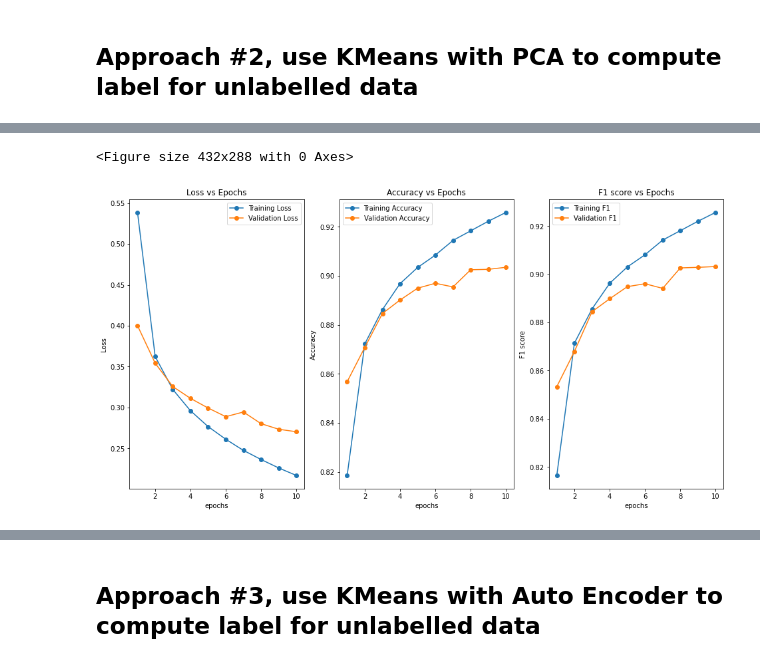
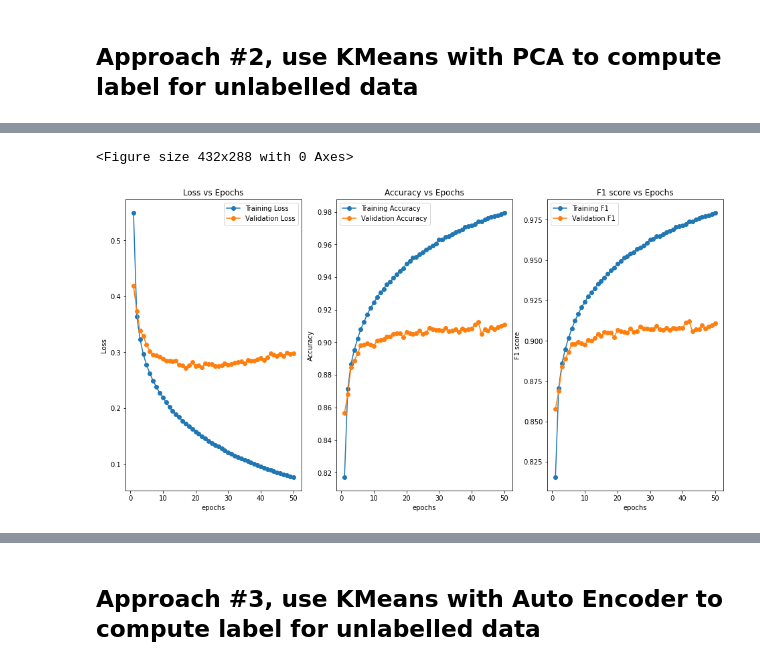
Before and after one commit to kew6688/Fashion-MNIST-Supervised-and-unsupervised-training, a Jupyter notebook: main.ipynb, the cells around one changed output, grey strips where cells are left out. Saved outputs shown, nothing was run; the diff lists cells and outputs as text; code cells hidden in the pictures.

Commit message:
add result, improve plot

```diff
--- a/main.ipynb
+++ b/main.ipynb
@@ -26,9 +26,9 @@ import torch
 from torchvision import transforms
 import os
 # %%
-USE_GPU = False
+USE_GPU = True
 BATCH_SIZE = 64
-EPOCH = 10
+EPOCH = 50
 NUM_WORKERS = 2
 K = 7
 # %%
@@ -188,3 +173,6 @@ Result on full test set      : Loss: 0.2838 Accuracy: 0.8999 F1_score: 0.8989
 - compare acuracy on the test set
 # %% [markdown]
 ## Approach #1, use KMeans to compute label for unlabelled data
+# %%
+mode_metric = whole_flow(0, False)
+mode_metrics[0] = mode_metric
@@ -192,7 +205,7 @@ Result on full test set      : Loss: 0.2838 Accuracy: 0.8999 F1_score: 0.8989
 ## Approach #2, use KMeans with PCA to compute label for unlabelled data
 # %%
 mode_metric = whole_flow(1, False)
-mode_metrics[2] = mode_metric
+mode_metrics[1] = mode_metric
 # %% [output]
 Getting train and validate dataloaders for mode 1: clustering: kmeans with PCA
 Labeling unlabeled data...
@@ -214,2 +227,2 @@ Epoch: 10
 <Figure size 432x288 with 0 Axes>
-[figure, old version]
+[figure, new version]
```
Also changed, not shown: parts of 9 cells of this notebook, 1 other file.
